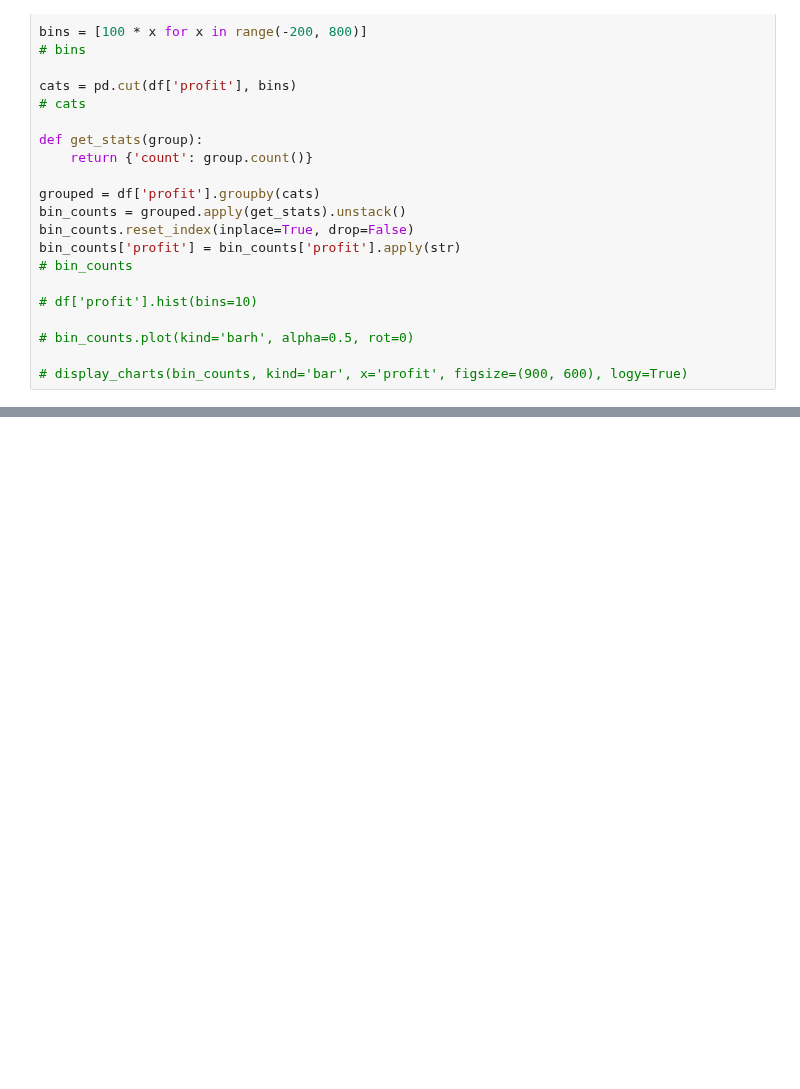
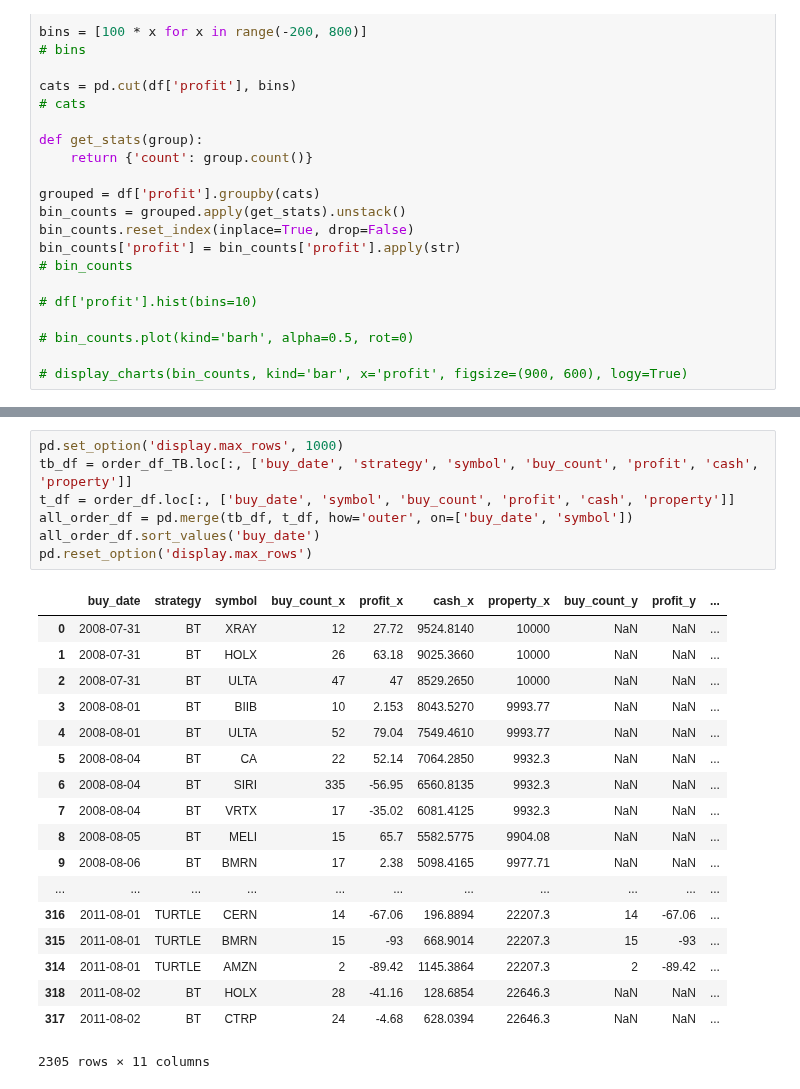
Before and after one commit to dxcv/ML4M, a Jupyter notebook: notebook/turtle_nasdaq100.ipynb, the cells around one changed output, grey strips where cells are left out. Cells and saved outputs as stored; diff of their text form; blank space fills up the shorter version.

```diff
--- a/notebook/turtle_nasdaq100.ipynb
+++ b/notebook/turtle_nasdaq100.ipynb
@@ -791,0 +790,26 @@ Index(['close', 'CASH_TURTLE_20_60_60', 'PROPERTY_TURTLE_20_60_60',
+# %%
+pd.set_option('display.max_rows', 1000)
+tb_df = order_df_TB.loc[:, ['buy_date', 'strategy', 'symbol', 'buy_count', 'profit', 'cash', 'property']]
+t_df = order_df.loc[:, ['buy_date', 'symbol', 'buy_count', 'profit', 'cash', 'property']]
+all_order_df = pd.merge(tb_df, t_df, how='outer', on=['buy_date', 'symbol'])
+all_order_df.sort_values('buy_date')
+pd.reset_option('display.max_rows')
+# %% [output]
+|  | buy_date | strategy | symbol | buy_count_x | profit_x | cash_x | property_x | buy_count_y | profit_y | ... |
+| 0 | 2008-07-31 | BT | XRAY | 12 | 27.72 | 9524.8140 | 10000 | NaN | NaN | ... |
+| 1 | 2008-07-31 | BT | HOLX | 26 | 63.18 | 9025.3660 | 10000 | NaN | NaN | ... |
+| 2 | 2008-07-31 | BT | ULTA | 47 | 47 | 8529.2650 | 10000 | NaN | NaN | ... |
+| 3 | 2008-08-01 | BT | BIIB | 10 | 2.153 | 8043.5270 | 9993.77 | NaN | NaN | ... |
+| 4 | 2008-08-01 | BT | ULTA | 52 | 79.04 | 7549.4610 | 9993.77 | NaN | NaN | ... |
+| 5 | 2008-08-04 | BT | CA | 22 | 52.14 | 7064.2850 | 9932.3 | NaN | NaN | ... |
+| 6 | 2008-08-04 | BT | SIRI | 335 | -56.95 | 6560.8135 | 9932.3 | NaN | NaN | ... |
+| 7 | 2008-08-04 | BT | VRTX | 17 | -35.02 | 6081.4125 | 9932.3 | NaN | NaN | ... |
+| 8 | 2008-08-05 | BT | MELI | 15 | 65.7 | 5582.5775 | 9904.08 | NaN | NaN | ... |
+| 9 | 2008-08-06 | BT | BMRN | 17 | 2.38 | 5098.4165 | 9977.71 | NaN | NaN | ... |
+| ... | ... | ... | ... | ... | ... | ... | ... | ... | ... | ... |
+| 316 | 2011-08-01 | TURTLE | CERN | 14 | -67.06 | 196.8894 | 22207.3 | 14 | -67.06 | ... |
+| 315 | 2011-08-01 | TURTLE | BMRN | 15 | -93 | 668.9014 | 22207.3 | 15 | -93 | ... |
+| 314 | 2011-08-01 | TURTLE | AMZN | 2 | -89.42 | 1145.3864 | 22207.3 | 2 | -89.42 | ... |
+| 318 | 2011-08-02 | BT | HOLX | 28 | -41.16 | 128.6854 | 22646.3 | NaN | NaN | ... |
+| 317 | 2011-08-02 | BT | CTRP | 24 | -4.68 | 628.0394 | 22646.3 | NaN | NaN | ... |
+2305 rows × 11 columns
```
Also changed, not shown: parts of 9 cells of this notebook.
